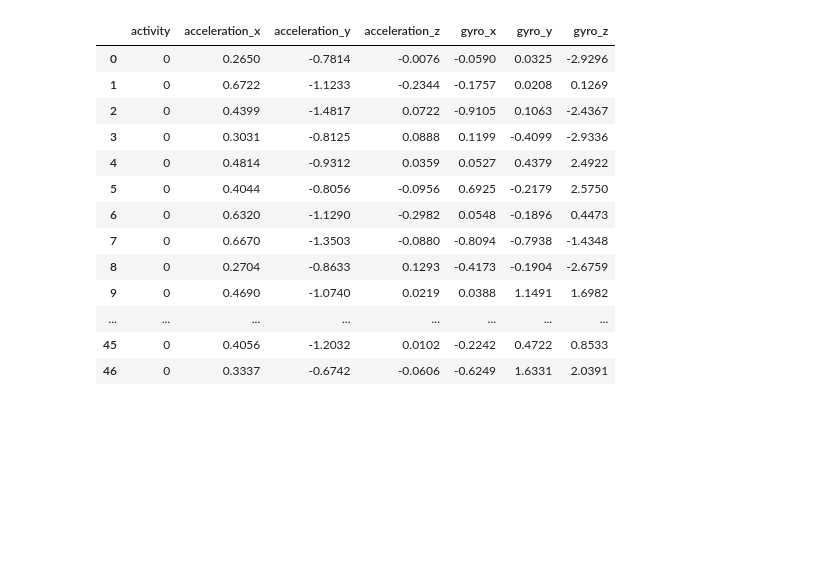
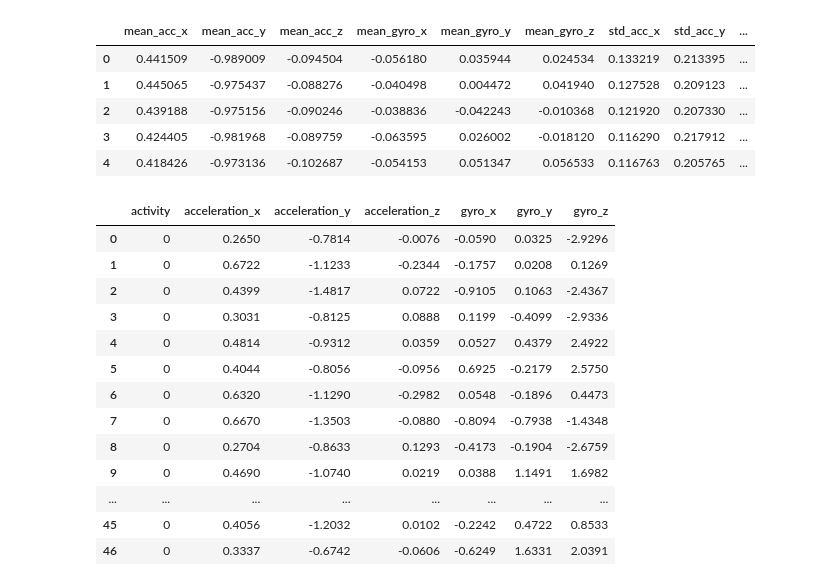
Before and after one commit to tby1994/dance, a Jupyter notebook: Machine Learning/Neural Network.ipynb, the cells around one changed output. Cells and saved outputs as stored; diff of their text form; code cells hidden in the pictures; blank space fills up the shorter version.

```diff
--- a/Machine Learning/Neural Network.ipynb
+++ b/Machine Learning/Neural Network.ipynb
@@ -139,3 +160,12 @@ time taken =  0:00:00.003990
+# %%
+extracted_data.head()
+# %% [output]
+|  | mean_acc_x | mean_acc_y | mean_acc_z | mean_gyro_x | mean_gyro_y | mean_gyro_z | std_acc_x | std_acc_y | ... |
+| 0 | 0.441509 | -0.989009 | -0.094504 | -0.056180 | 0.035944 | 0.024534 | 0.133219 | 0.213395 | ... |
+| 1 | 0.445065 | -0.975437 | -0.088276 | -0.040498 | 0.004472 | 0.041940 | 0.127528 | 0.209123 | ... |
+| 2 | 0.439188 | -0.975156 | -0.090246 | -0.038836 | -0.042243 | -0.010368 | 0.121920 | 0.207330 | ... |
+| 3 | 0.424405 | -0.981968 | -0.089759 | -0.063595 | 0.026002 | -0.018120 | 0.116290 | 0.217912 | ... |
+| 4 | 0.418426 | -0.973136 | -0.102687 | -0.054153 | 0.051347 | 0.056533 | 0.116763 | 0.205765 | ... |
 # %%
 cleaned_data.head(50)
 # %% [output]
```
Also changed, not shown: parts of 6 cells of this notebook, 1 other file.
